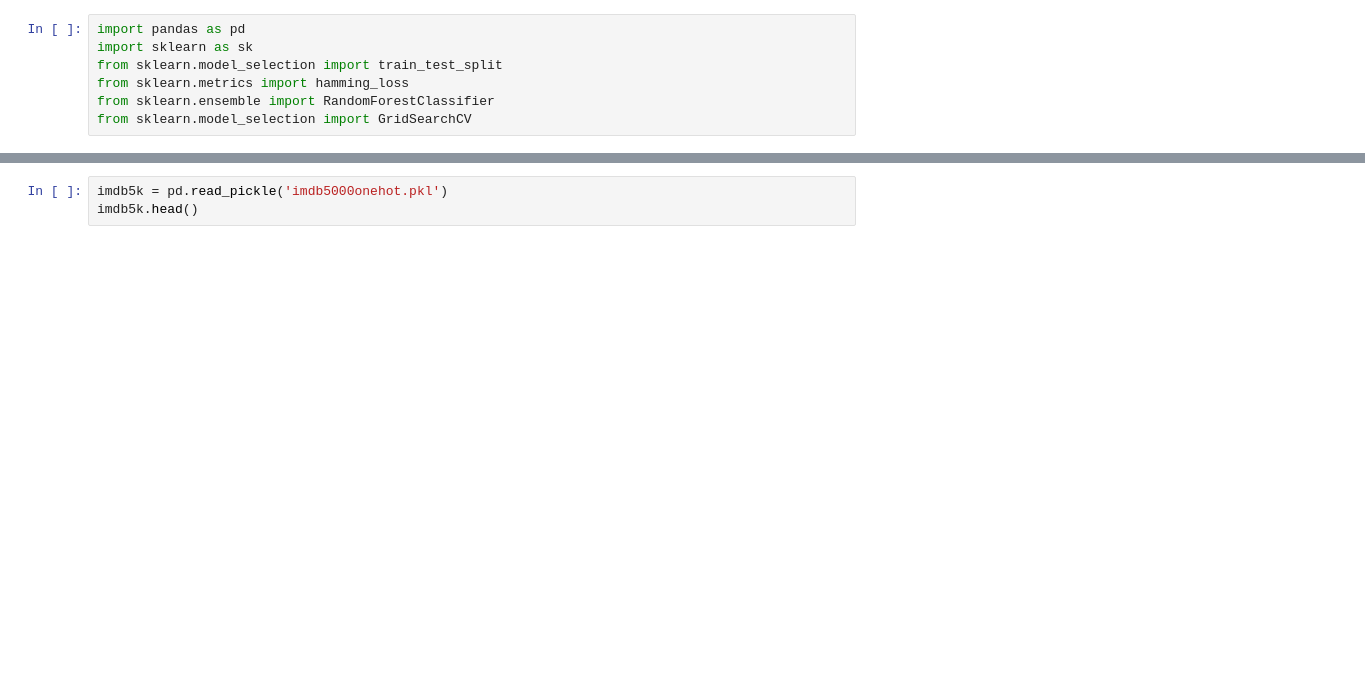
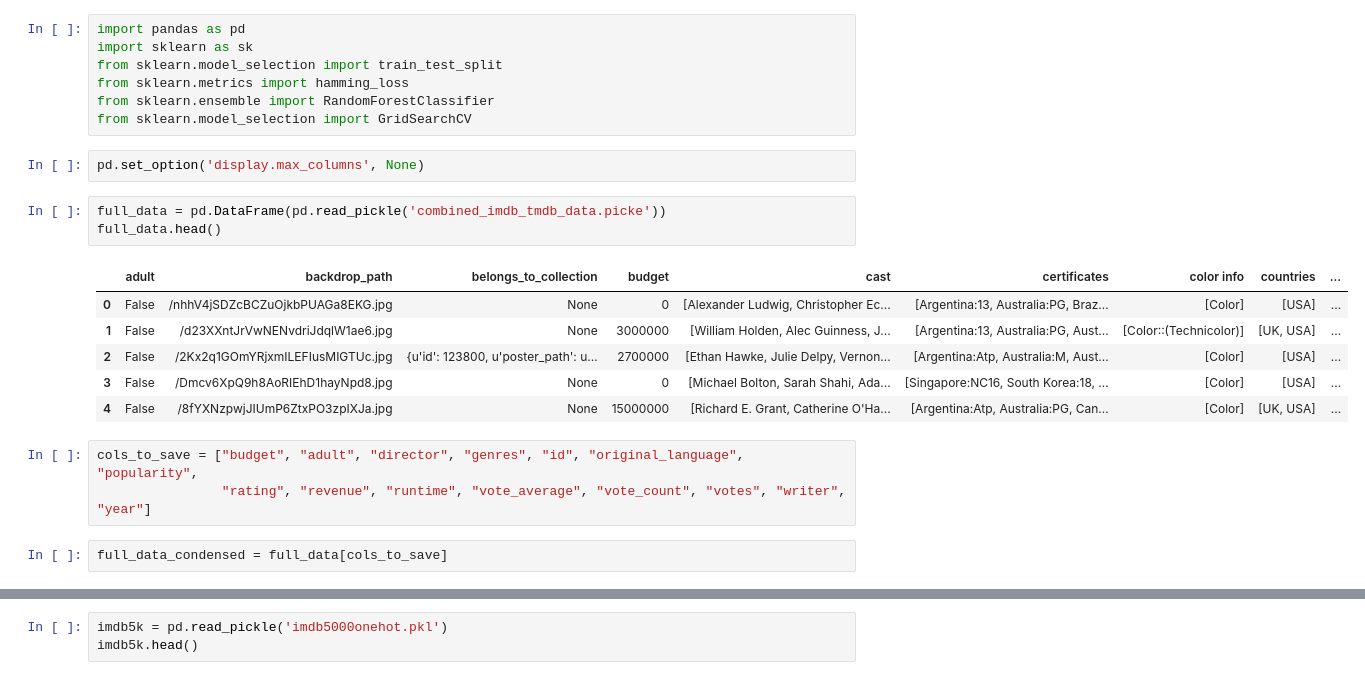
Before and after one commit to xueharry/cs109b-final-project, a Jupyter notebook: milestone3/RandForestsDirect.ipynb, the cells around one changed output, grey strips where cells are left out. Drawn from its saved outputs; the diff is of its cells as text; blank space fills up the shorter version.

```diff
--- a/milestone3/RandForestsDirect.ipynb
+++ b/milestone3/RandForestsDirect.ipynb
@@ -7,3 +7,20 @@ from sklearn.model_selection import train_test_split
 from sklearn.metrics import hamming_loss
 from sklearn.ensemble import RandomForestClassifier
 from sklearn.model_selection import GridSearchCV
+# %%
+pd.set_option('display.max_columns', None)
+# %%
+full_data = pd.DataFrame(pd.read_pickle('combined_imdb_tmdb_data.picke'))
+full_data.head()
+# %% [output]
+|  | adult | backdrop_path | belongs_to_collection | budget | cast | certificates | color info | countries | ... |
+| 0 | False | /nhhV4jSDZcBCZuOjkbPUAGa8EKG.jpg | None | 0 | [Alexander Ludwig, Christopher Ec... | [Argentina:13, Australia:PG, Braz... | [Color] | [USA] | ... |
+| 1 | False | /d23XXntJrVwNENvdriJdqlW1ae6.jpg | None | 3000000 | [William Holden, Alec Guinness, J... | [Argentina:13, Australia:PG, Aust... | [Color::(Technicolor)] | [UK, USA] | ... |
+| 2 | False | /2Kx2q1GOmYRjxmILEFIusMIGTUc.jpg | {u'id': 123800, u'poster_path': u... | 2700000 | [Ethan Hawke, Julie Delpy, Vernon... | [Argentina:Atp, Australia:M, Aust... | [Color] | [USA] | ... |
+| 3 | False | /Dmcv6XpQ9h8AoRIEhD1hayNpd8.jpg | None | 0 | [Michael Bolton, Sarah Shahi, Ada... | [Singapore:NC16, South Korea:18, ... | [Color] | [USA] | ... |
+| 4 | False | /8fYXNzpwjJIUmP6ZtxPO3zpIXJa.jpg | None | 15000000 | [Richard E. Grant, Catherine O'Ha... | [Argentina:Atp, Australia:PG, Can... | [Color] | [UK, USA] | ... |
+# %%
+cols_to_save = ["budget", "adult", "director", "genres", "id", "original_language", "popularity",
+                "rating", "revenue", "runtime", "vote_average", "vote_count", "votes", "writer", "year"]
+# %%
+full_data_condensed = full_data[cols_to_save]
```
Also changed, not shown: parts of 12 cells of this notebook, 5 other files.
